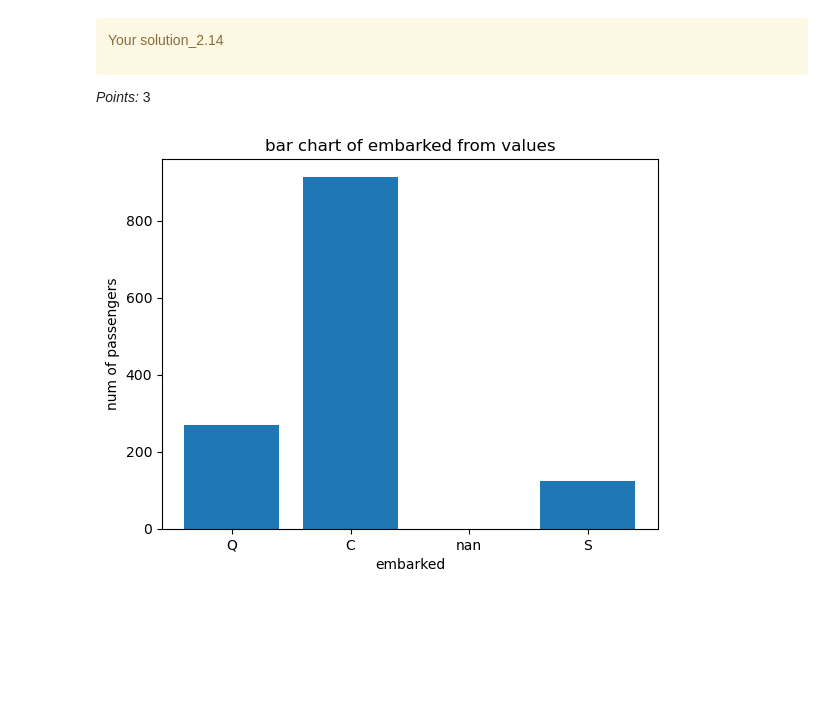
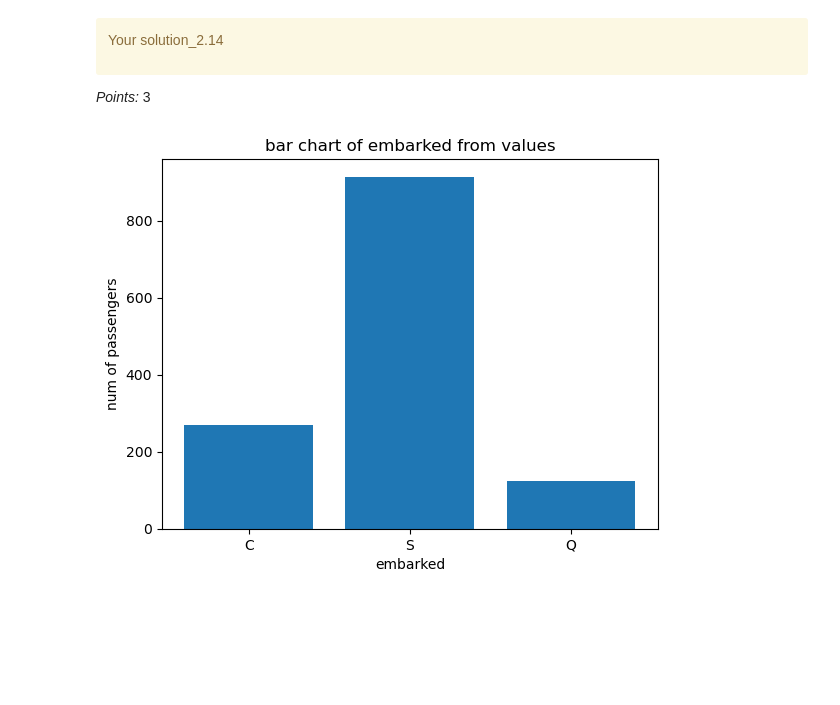
Before and after one commit to mostafa-ali0/cpsc330hw1, a Jupyter notebook: hw1.ipynb, the cells around one changed output. Drawn from its saved outputs; the diff is of its cells as text; code cells hidden in the pictures.

```diff
--- a/hw1.ipynb
+++ b/hw1.ipynb
@@ -538,19 +538,18 @@ Your solution_2.14
 _Points:_ 3
 # %%
 ...
-x = np.array(list(set(titanic_df['embarked'])))
+x = np.array(['C', 'S', 'Q'])
 y = np.array([titanic_df[titanic_df['embarked'] == 'C'].shape[0],
              titanic_df[titanic_df['embarked'] == 'S'].shape[0],
-             titanic_df[titanic_df['embarked'] == np.nan].shape[0],
              titanic_df[titanic_df['embarked'] == 'Q'].shape[0]])
 
 plt.bar(x, y)
 plt.title('bar chart of embarked from values')
 plt.xlabel('embarked')
 plt.ylabel('num of passengers')
 plt.show()
 # %% [output]
-[figure, old version]
+[figure, new version]
 # %% [markdown]
 <!-- END QUESTION -->
 
```
